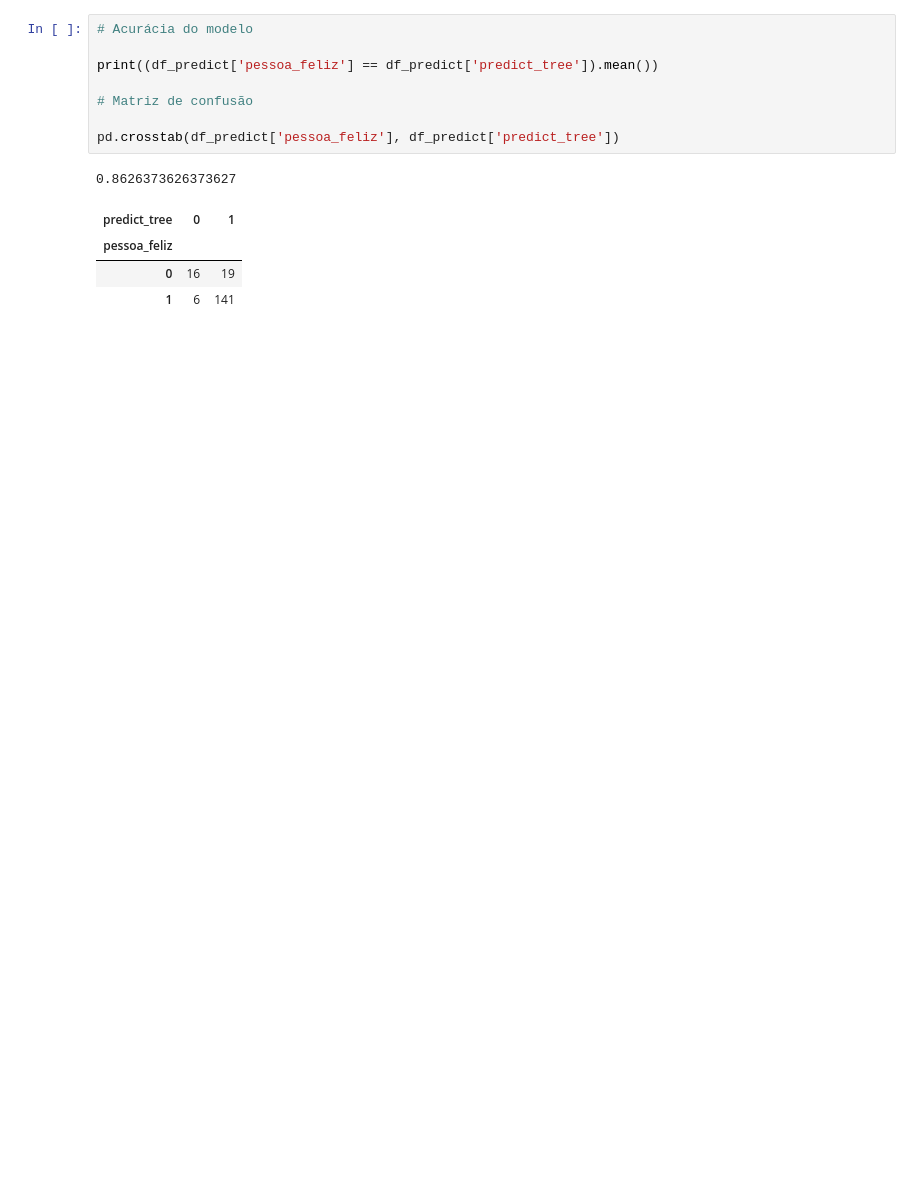
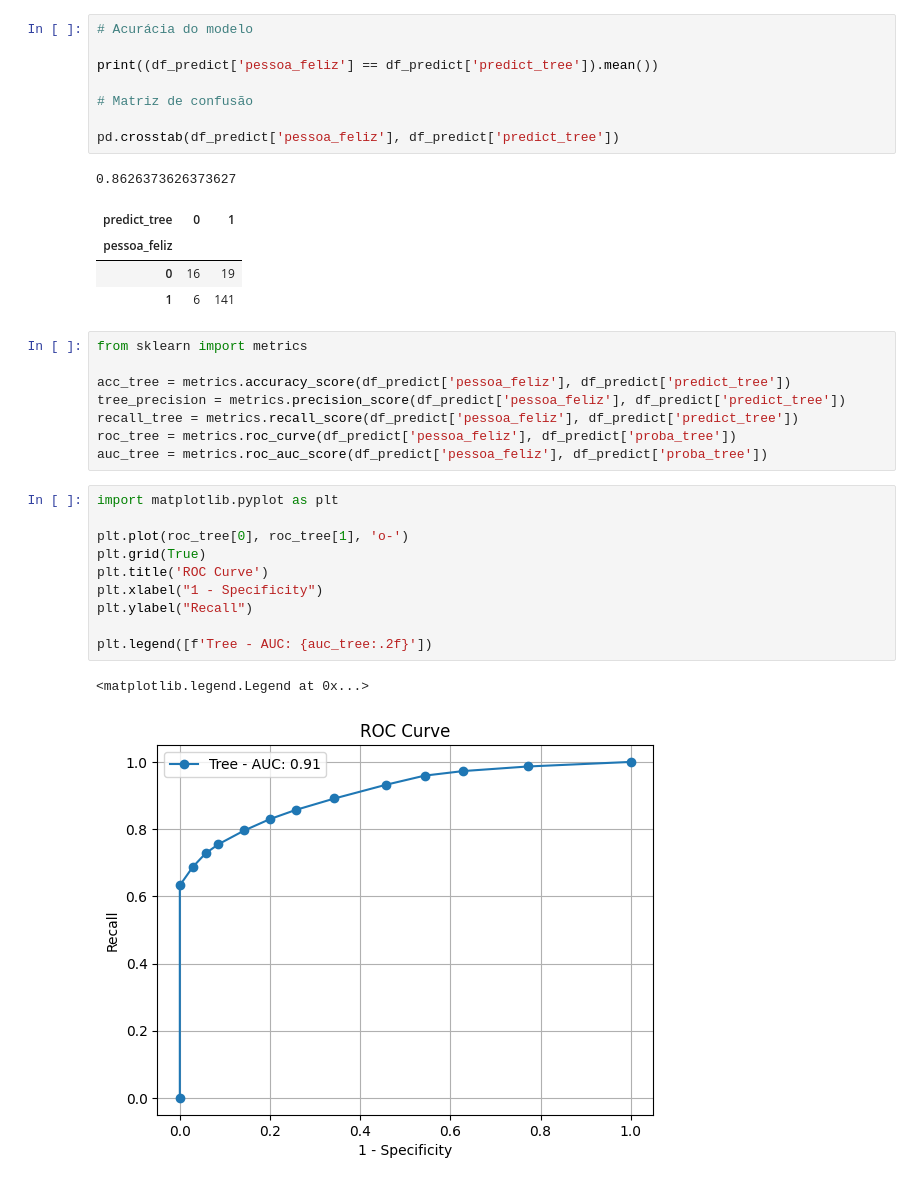
Before and after one commit to renancasalle/ml-4-poneis, a Jupyter notebook: metricas.ipynb, the cells around one changed output. Drawn from its saved outputs; the diff is of its cells as text; blank space fills up the shorter version.

```diff
--- a/metricas.ipynb
+++ b/metricas.ipynb
@@ -99,3 +105,24 @@ pd.crosstab(df_predict['pessoa_feliz'], df_predict['predict_tree'])
 | pessoa_feliz |  |  |
 | 0 | 16 | 19 |
 | 1 | 6 | 141 |
+# %%
+from sklearn import metrics
+
+acc_tree = metrics.accuracy_score(df_predict['pessoa_feliz'], df_predict['predict_tree'])
+tree_precision = metrics.precision_score(df_predict['pessoa_feliz'], df_predict['predict_tree'])
+recall_tree = metrics.recall_score(df_predict['pessoa_feliz'], df_predict['predict_tree'])
+roc_tree = metrics.roc_curve(df_predict['pessoa_feliz'], df_predict['proba_tree'])
+auc_tree = metrics.roc_auc_score(df_predict['pessoa_feliz'], df_predict['proba_tree'])
+# %%
+import matplotlib.pyplot as plt
+
+plt.plot(roc_tree[0], roc_tree[1], 'o-')
+plt.grid(True)
+plt.title('ROC Curve')
+plt.xlabel("1 - Specificity")
+plt.ylabel("Recall")
+
+plt.legend([f'Tree - AUC: {auc_tree:.2f}'])
+# %% [output]
+<matplotlib.legend.Legend at 0x...>
+[figure, added]
```
Also changed, not shown: parts of 1 cell of this notebook.
